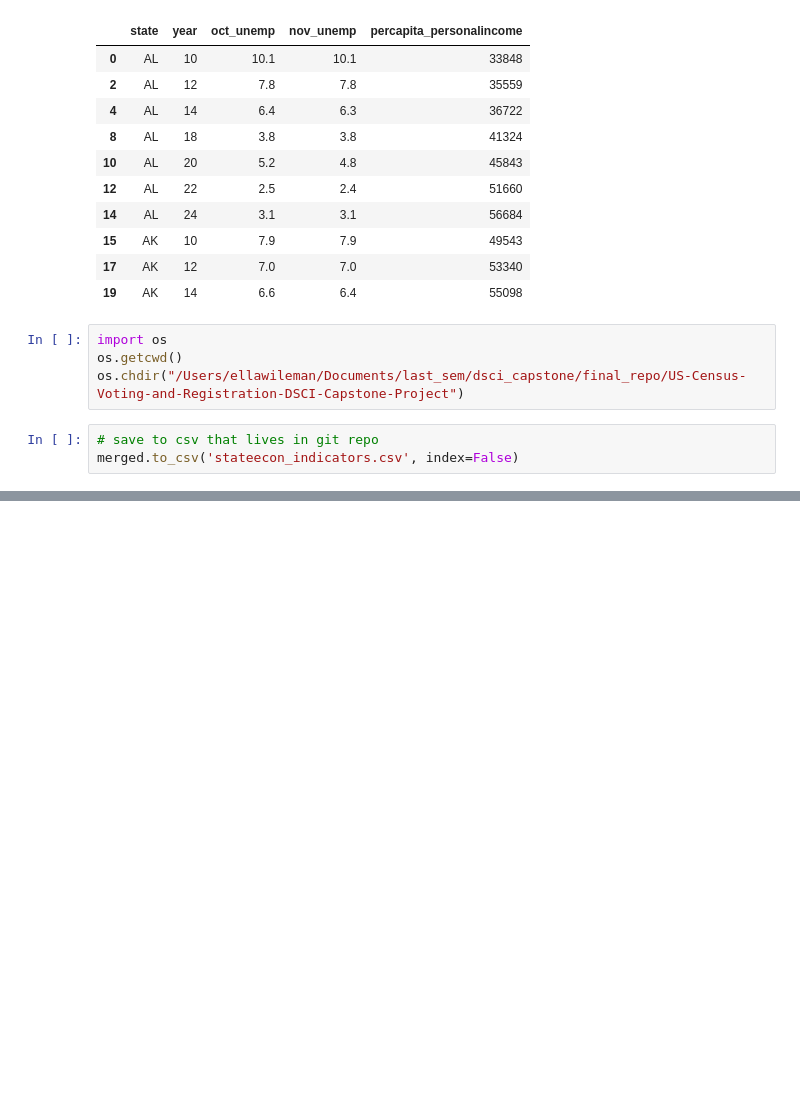
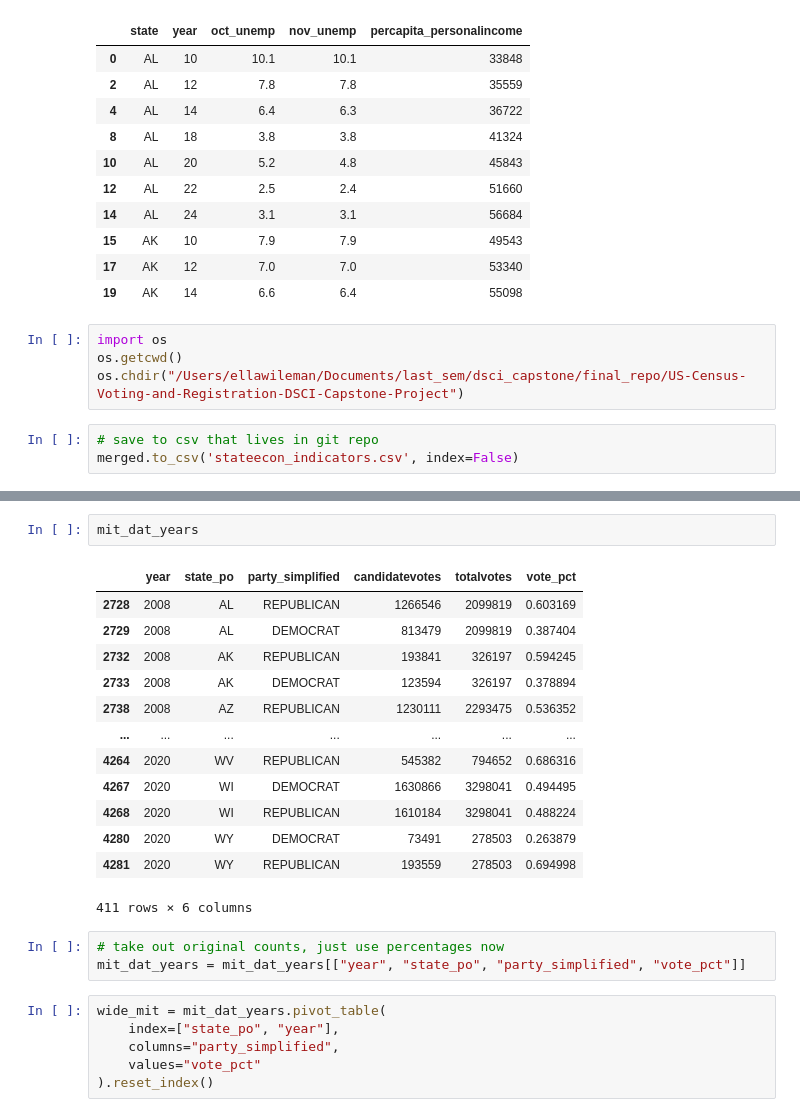
Before and after one commit to ecw70574/US-Census-Voting-and-Registration-DSCI-Capstone-Project, a Jupyter notebook: StateLevelEconIndicators.ipynb, the cells around one changed output, grey strips where cells are left out. Drawn from its saved outputs; the diff is of its cells as text; blank space fills up the shorter version.

```diff
--- a/StateLevelEconIndicators.ipynb
+++ b/StateLevelEconIndicators.ipynb
@@ -296,0 +357,25 @@ merged.to_csv('stateecon_indicators.csv', index=False)
+# %%
+mit_dat_years
+# %% [output]
+|  | year | state_po | party_simplified | candidatevotes | totalvotes | vote_pct |
+| 2728 | 2008 | AL | REPUBLICAN | 1266546 | 2099819 | 0.603169 |
+| 2729 | 2008 | AL | DEMOCRAT | 813479 | 2099819 | 0.387404 |
+| 2732 | 2008 | AK | REPUBLICAN | 193841 | 326197 | 0.594245 |
+| 2733 | 2008 | AK | DEMOCRAT | 123594 | 326197 | 0.378894 |
+| 2738 | 2008 | AZ | REPUBLICAN | 1230111 | 2293475 | 0.536352 |
+| ... | ... | ... | ... | ... | ... | ... |
+| 4264 | 2020 | WV | REPUBLICAN | 545382 | 794652 | 0.686316 |
+| 4267 | 2020 | WI | DEMOCRAT | 1630866 | 3298041 | 0.494495 |
+| 4268 | 2020 | WI | REPUBLICAN | 1610184 | 3298041 | 0.488224 |
+| 4280 | 2020 | WY | DEMOCRAT | 73491 | 278503 | 0.263879 |
+| 4281 | 2020 | WY | REPUBLICAN | 193559 | 278503 | 0.694998 |
+411 rows × 6 columns
+# %%
+# take out original counts, just use percentages now
+mit_dat_years = mit_dat_years[["year", "state_po", "party_simplified", "vote_pct"]]
+# %%
+wide_mit = mit_dat_years.pivot_table(
+    index=["state_po", "year"],
+    columns="party_simplified",
+    values="vote_pct"
+).reset_index()
```
Also changed, not shown: parts of 18 cells of this notebook.
